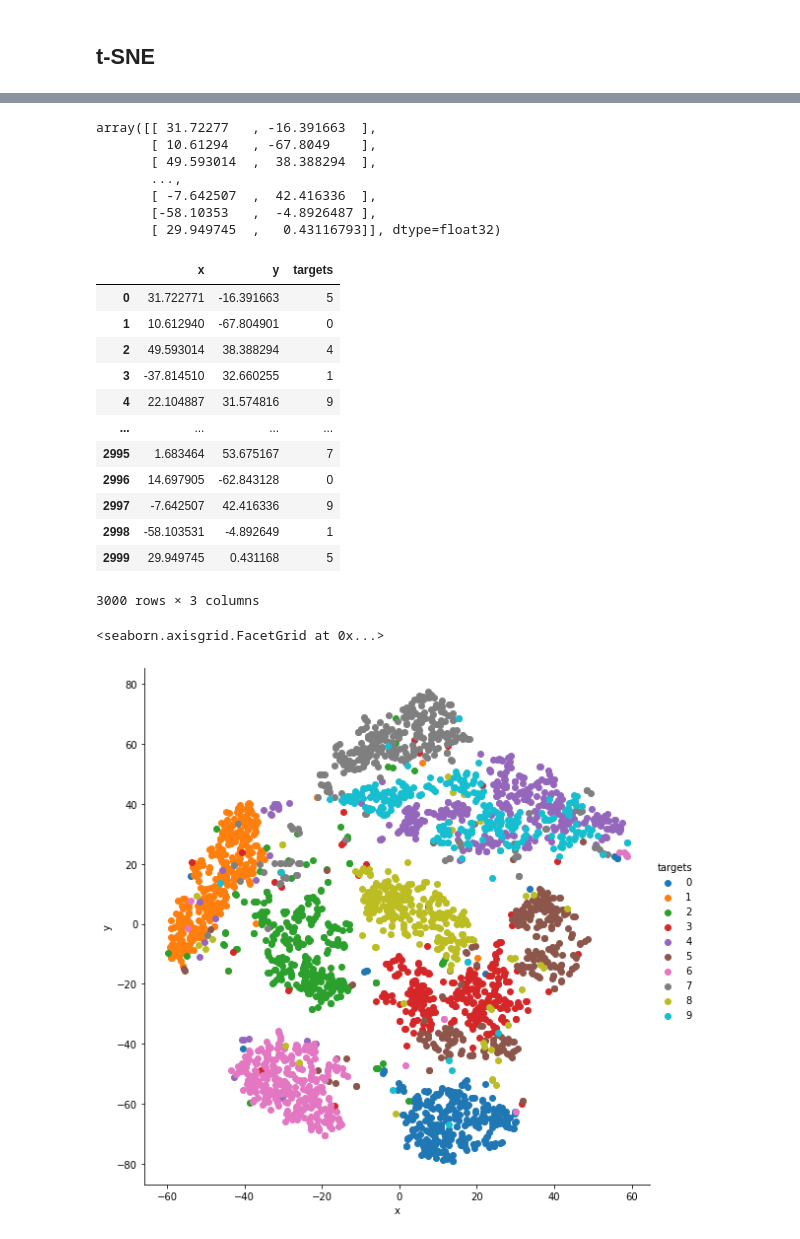
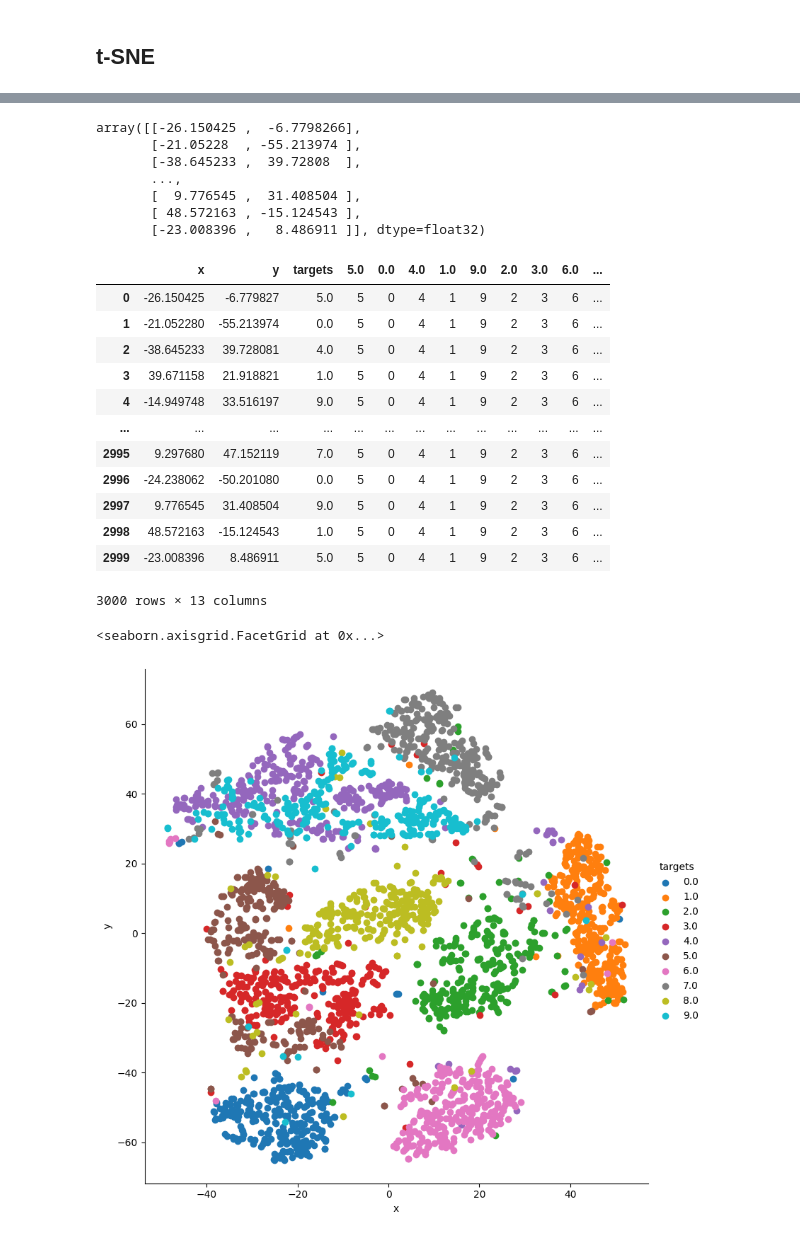
Before and after one commit to IliaOzhmegov/AAAMLP-in-python3.10, a Jupyter notebook: 1.unsupervised - tSNE.ipynb, the cells around one changed output, grey strips where cells are left out. Cells and saved outputs as stored; diff of their text form; code cells hidden in the pictures.

```diff
--- a/1.unsupervised - tSNE.ipynb
+++ b/1.unsupervised - tSNE.ipynb
@@ -51,36 +29,37 @@ plt.imshow(single_image, cmap = 'gray')
 # %%
-tsne = manifold.TSNE(n_components=2, random_state=42)
+tsne = manifold.TSNE(n_components=2, init='random', random_state=42, learning_rate='auto')
 transformed_data = tsne.fit_transform(pixel_values.iloc[:3000, :])
 # %%
 transformed_data
 # %% [output]
-array([[ 31.72277   , -16.391663  ],
-       [ 10.61294   , -67.8049    ],
-       [ 49.593014  ,  38.388294  ],
+array([[-26.150425 ,  -6.7798266],
+       [-21.05228  , -55.213974 ],
+       [-38.645233 ,  39.72808  ],
        ...,
-       [ -7.642507  ,  42.416336  ],
-       [-58.10353   ,  -4.8926487 ],
-       [ 29.949745  ,   0.43116793]], dtype=float32)
+       [  9.776545 ,  31.408504 ],
+       [ 48.572163 , -15.124543 ],
+       [-23.008396 ,   8.486911 ]], dtype=float32)
 # %%
 tsne_df = pd.DataFrame(
     np.column_stack((transformed_data, targets.iloc[:3000])),
     columns=["x", "y", "targets"]
 )
 
-tsne_df.loc[:, "targets"] = tsne_df.targets.astype(int)
+# tsne_df.loc[:, "targets"] = tsne_df.targets.astype(int)
+tsne_df[tsne_df["targets"]] = tsne_df.targets.astype(int)
 # %%
 tsne_df
 # %% [output]
-|  | x | y | targets |
-| 0 | 31.722771 | -16.391663 | 5 |
-| 1 | 10.612940 | -67.804901 | 0 |
-| 2 | 49.593014 | 38.388294 | 4 |
-| 3 | -37.814510 | 32.660255 | 1 |
-| 4 | 22.104887 | 31.574816 | 9 |
-| ... | ... | ... | ... |
-| 2995 | 1.683464 | 53.675167 | 7 |
-| 2996 | 14.697905 | -62.843128 | 0 |
-| 2997 | -7.642507 | 42.416336 | 9 |
-| 2998 | -58.103531 | -4.892649 | 1 |
-| 2999 | 29.949745 | 0.431168 | 5 |
+|  | x | y | targets | 5.0 | 0.0 | 4.0 | 1.0 | 9.0 | 2.0 | 3.0 | 6.0 | ... |
+| 0 | -26.150425 | -6.779827 | 5.0 | 5 | 0 | 4 | 1 | 9 | 2 | 3 | 6 | ... |
+| 1 | -21.052280 | -55.213974 | 0.0 | 5 | 0 | 4 | 1 | 9 | 2 | 3 | 6 | ... |
+| 2 | -38.645233 | 39.728081 | 4.0 | 5 | 0 | 4 | 1 | 9 | 2 | 3 | 6 | ... |
+| 3 | 39.671158 | 21.918821 | 1.0 | 5 | 0 | 4 | 1 | 9 | 2 | 3 | 6 | ... |
+| 4 | -14.949748 | 33.516197 | 9.0 | 5 | 0 | 4 | 1 | 9 | 2 | 3 | 6 | ... |
+| ... | ... | ... | ... | ... | ... | ... | ... | ... | ... | ... | ... | ... |
+| 2995 | 9.297680 | 47.152119 | 7.0 | 5 | 0 | 4 | 1 | 9 | 2 | 3 | 6 | ... |
+| 2996 | -24.238062 | -50.201080 | 0.0 | 5 | 0 | 4 | 1 | 9 | 2 | 3 | 6 | ... |
+| 2997 | 9.776545 | 31.408504 | 9.0 | 5 | 0 | 4 | 1 | 9 | 2 | 3 | 6 | ... |
+| 2998 | 48.572163 | -15.124543 | 1.0 | 5 | 0 | 4 | 1 | 9 | 2 | 3 | 6 | ... |
+| 2999 | -23.008396 | 8.486911 | 5.0 | 5 | 0 | 4 | 1 | 9 | 2 | 3 | 6 | ... |
-3000 rows × 3 columns
+3000 rows × 13 columns
@@ -87,6 +69,6 @@ tsne_df
 # %%
-grid = sns.FacetGrid(tsne_df, hue='targets', size=8)
+grid = sns.FacetGrid(tsne_df, hue='targets', height=8)
 grid.map(plt.scatter, "x", 'y').add_legend()
 # %% [output]
 <seaborn.axisgrid.FacetGrid at 0x...>
-[figure, old version]
+[figure, new version]
```
Also changed, not shown: parts of 4 cells of this notebook, 2 other files.
